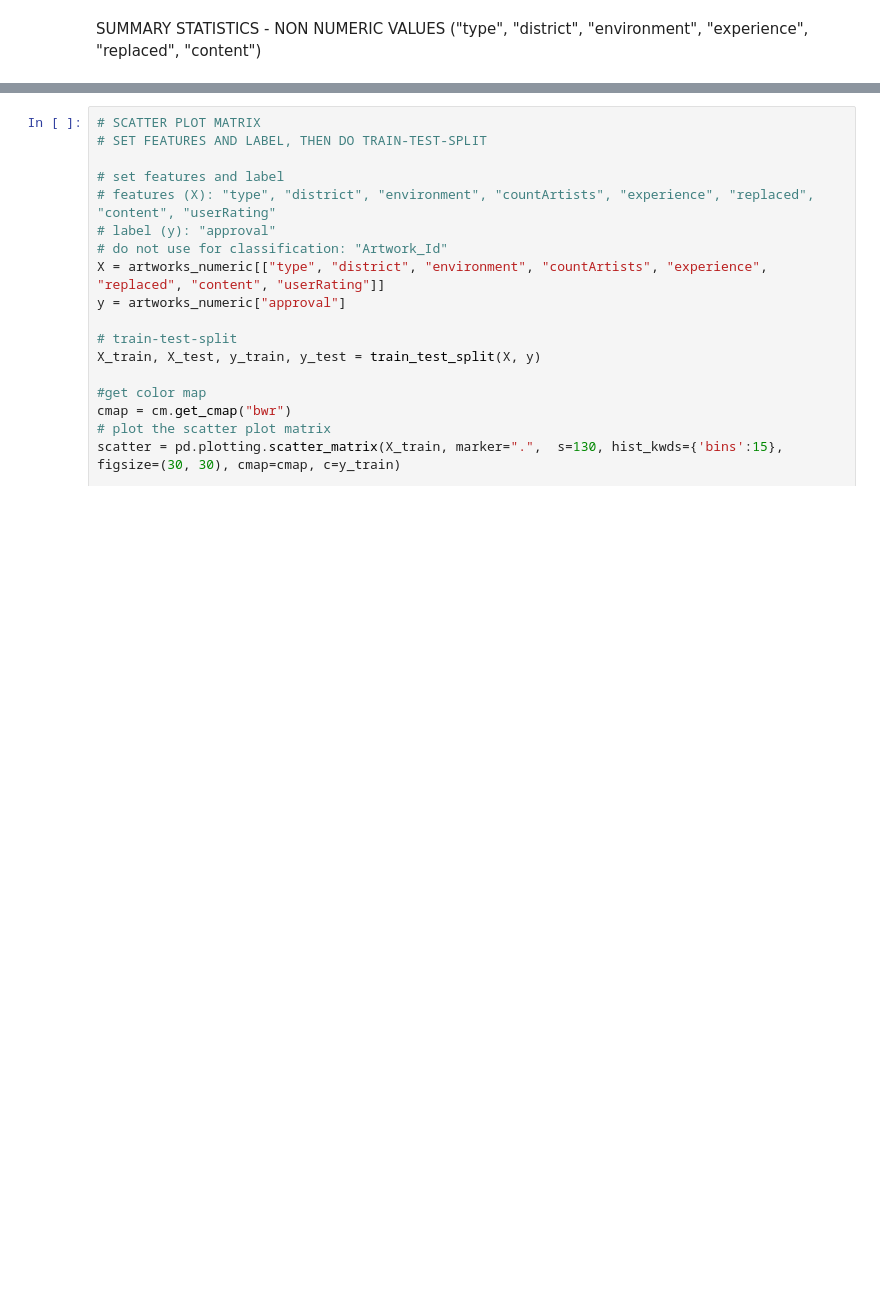
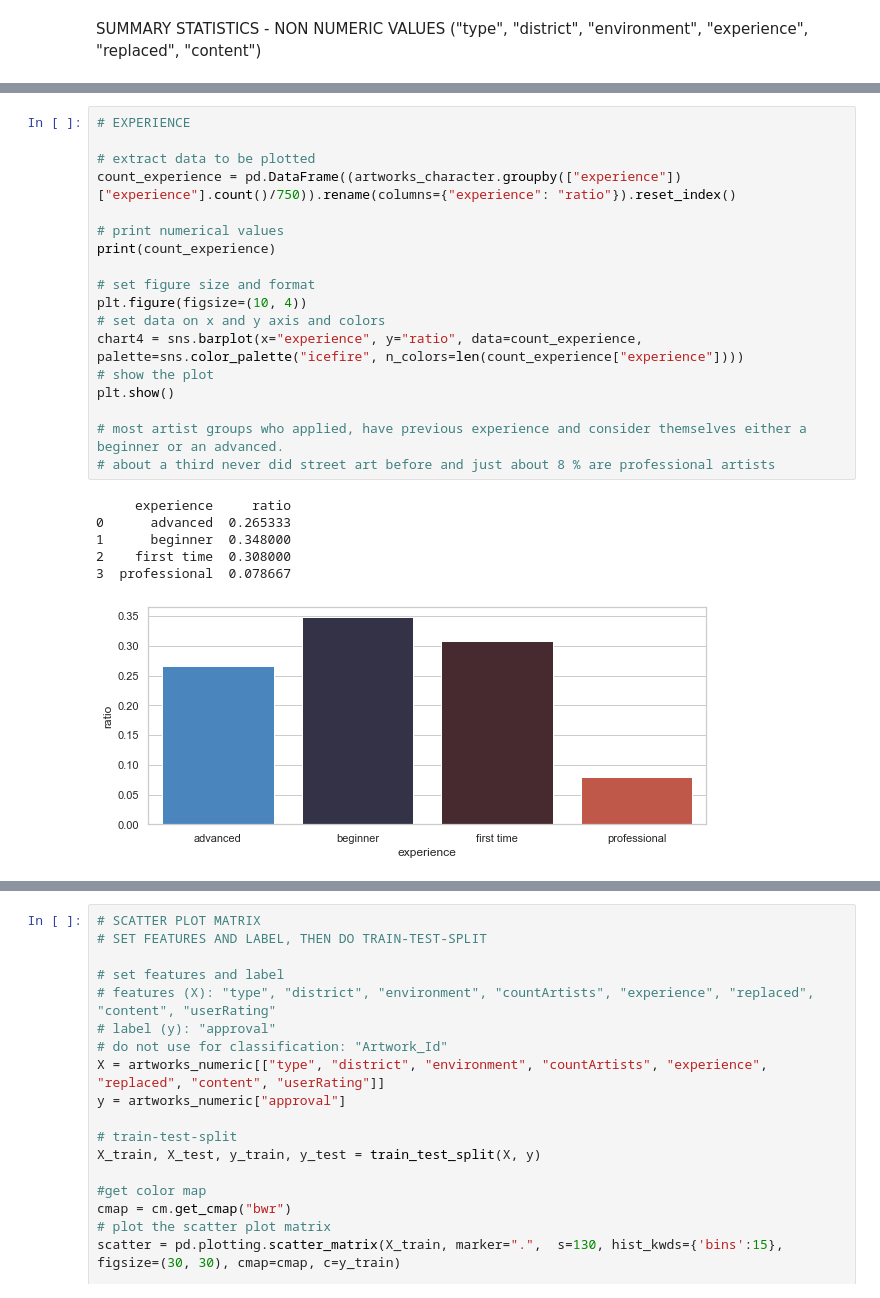
Before and after one commit to TechLabs-Berlin/st22-beautify-berlin, a Jupyter notebook: data_visualisations.ipynb, the cells around one changed output, grey strips where cells are left out. Drawn from its saved outputs; the diff is of its cells as text; blank space fills up the shorter version.

```diff
--- a/data_visualisations.ipynb
+++ b/data_visualisations.ipynb
@@ -102,0 +173,25 @@ SUMMARY STATISTICS - NON NUMERIC VALUES ("type", "district", "environment", "exp
+# %%
+# EXPERIENCE
+
+# extract data to be plotted
+count_experience = pd.DataFrame((artworks_character.groupby(["experience"])["experience"].count()/750)).rename(columns={"experience": "ratio"}).reset_index()
+
+# print numerical values
+print(count_experience)
+
+# set figure size and format
+plt.figure(figsize=(10, 4))
+# set data on x and y axis and colors
+chart4 = sns.barplot(x="experience", y="ratio", data=count_experience, palette=sns.color_palette("icefire", n_colors=len(count_experience["experience"])))
+# show the plot
+plt.show()
+
+# most artist groups who applied, have previous experience and consider themselves either a beginner or an advanced.
+# about a third never did street art before and just about 8 % are professional artists
+# %% [output]
+     experience     ratio
+0      advanced  0.265333
+1      beginner  0.348000
+2    first time  0.308000
+3  professional  0.078667
+[figure, added]
```
Also changed, not shown: parts of 11 cells of this notebook.
